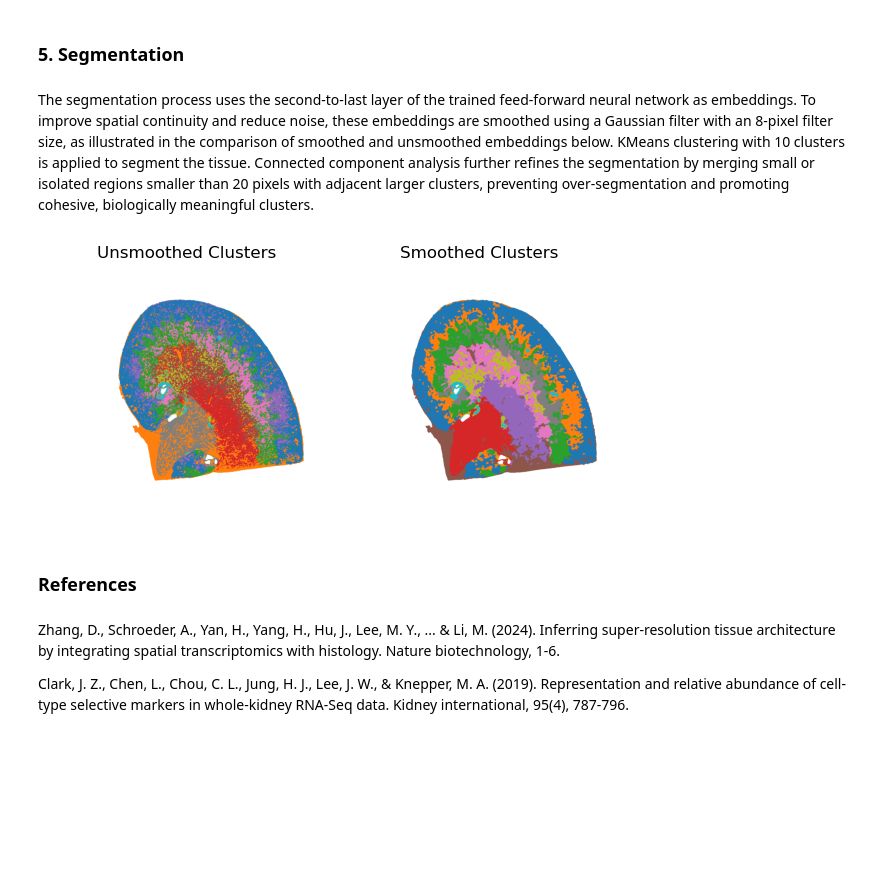
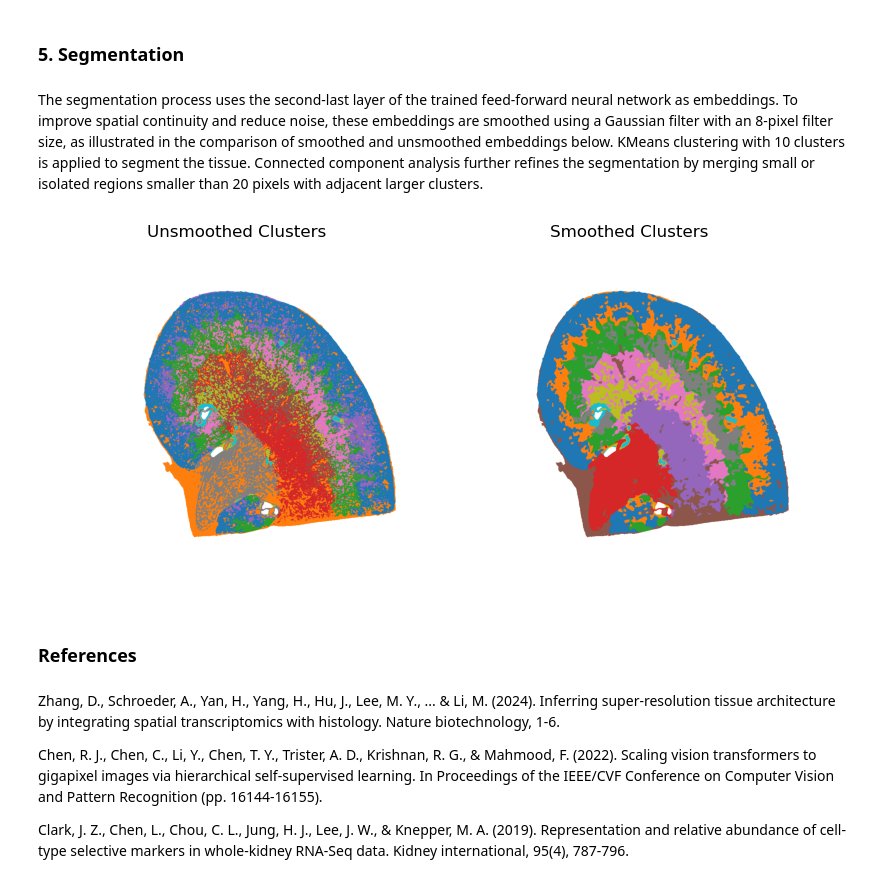
Before and after one commit to Yishu-Z/ST, a Jupyter notebook: iStar_mouse_kidney.ipynb, the cells around one changed output. Cells and saved outputs as stored; diff of their text form; code cells hidden in the pictures; blank space fills up the shorter version.

```diff
--- a/iStar_mouse_kidney.ipynb
+++ b/iStar_mouse_kidney.ipynb
@@ -125,32 +93,31 @@ plt.show()
 # %% [markdown]
 ### 5. Segmentation
 # %% [markdown]
-The segmentation process uses the second-to-last layer of the trained feed-forward neural network as embeddings. To improve spatial continuity and reduce noise, these embeddings are smoothed using a Gaussian filter with an 8-pixel filter size, as illustrated in the comparison of smoothed and unsmoothed embeddings below. KMeans clustering with 10 clusters is applied to segment the tissue. Connected component analysis further refines the segmentation by merging small or isolated regions smaller than 20 pixels with adjacent larger clusters, preventing over-segmentation and promoting cohesive, biologically meaningful clusters.
+The segmentation process uses the second-last layer of the trained feed-forward neural network as embeddings. To improve spatial continuity and reduce noise, these embeddings are smoothed using a Gaussian filter with an 8-pixel filter size, as illustrated in the comparison of smoothed and unsmoothed embeddings below. KMeans clustering with 10 clusters is applied to segment the tissue. Connected component analysis further refines the segmentation by merging small or isolated regions smaller than 20 pixels with adjacent larger clusters.
 # %%
-unsmoothed_img = Image.open('clusters-gene/unsmoothed/nclusters010/labels.png')
-smoothed_img = Image.open('clusters-gene/labels.png')
+images = [
+    ('clusters-gene/unsmoothed/nclusters010/labels.png', "Unsmoothed Clusters"),
+    ('clusters-gene/labels.png', "Smoothed Clusters")
+]
 
-plt.figure(figsize=(6, 3))
+plt.figure(figsize=(8, 4))
 
-# Unsmoothed image
-plt.subplot(1, 2, 1)
-plt.imshow(unsmoothed_img)
-plt.axis('off')
-plt.title("Unsmoothed Clusters")
-
-# Smoothed image
-plt.subplot(1, 2, 2)
-plt.imshow(smoothed_img)
-plt.axis('off')
-plt.title("Smoothed Clusters")
+for i, (img_path, title) in enumerate(images, 1):
+    img = Image.open(img_path)
+    plt.subplot(1, 2, i)
+    plt.imshow(img)
+    plt.axis('off')
+    plt.title(title)
 
 plt.tight_layout()
 plt.show()
 # %% [output]
-[figure, old version]
+[figure, new version]
 # %% [markdown]
 ### References
 # %% [markdown]
 Zhang, D., Schroeder, A., Yan, H., Yang, H., Hu, J., Lee, M. Y., ... & Li, M. (2024). Inferring super-resolution tissue architecture by integrating spatial transcriptomics with histology. Nature biotechnology, 1-6.
 
+Chen, R. J., Chen, C., Li, Y., Chen, T. Y., Trister, A. D., Krishnan, R. G., & Mahmood, F. (2022). Scaling vision transformers to gigapixel images via hierarchical self-supervised learning. In Proceedings of the IEEE/CVF Conference on Computer Vision and Pattern Recognition (pp. 16144-16155).
+
 Clark, J. Z., Chen, L., Chou, C. L., Jung, H. J., Lee, J. W., & Knepper, M. A. (2019). Representation and relative abundance of cell-type selective markers in whole-kidney RNA-Seq data. Kidney international, 95(4), 787-796.
```
Also changed, not shown: parts of 9 cells of this notebook.
